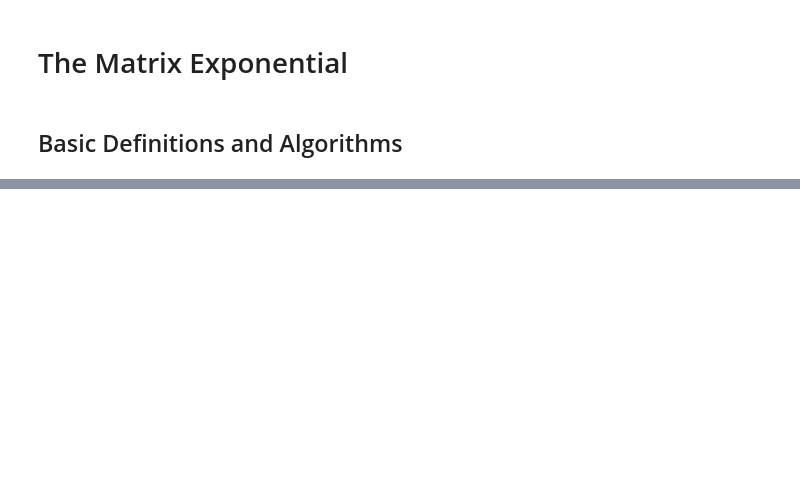
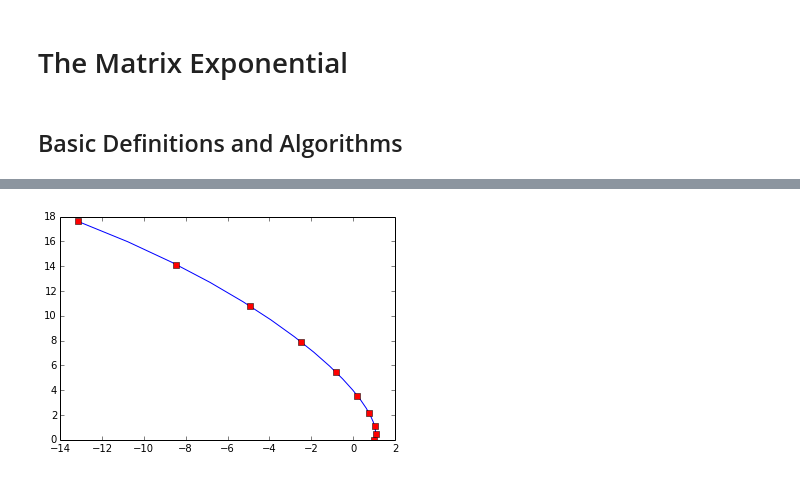
Before and after one commit to sdrelton/matrix_function_notebooks, a Jupyter notebook: TheMatrixExponential.ipynb, the cells around one changed output, grey strips where cells are left out. Drawn from its saved outputs; the diff is of its cells as text; code cells hidden in the pictures; blank space fills up the shorter version.

```diff
--- a/TheMatrixExponential.ipynb
+++ b/TheMatrixExponential.ipynb
@@ -10,0 +43,21 @@ import matplotlib.pyplot as plt
+# %%
+A = np.array([[1, -2],[3, 4]], dtype=np.double)
+
+def yprime(y, t):
+    return sp.dot(A, y)
+
+t = np.linspace(0, 1, 20)
+yzero = np.array([1, 0])
+
+# Solve equation using odeint
+y = sint.odeint(yprime, yzero, t)
+plt.plot(y[:, 0], y[:, 1])
+
+# Solve for t = 0 ... 1 using exponential
+tvals = np.linspace(0.0, 1, 10)
+k = 0
+for tval in tvals:
+    yval = sp.dot(la.expm(A*tval), yzero)
+    plt.plot(yval[0], yval[1], 'rs')
+# %% [output]
+[figure, added]
```
Also changed, not shown: parts of 19 cells of this notebook.
